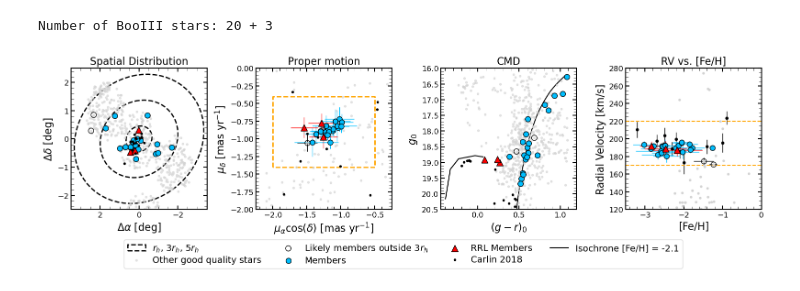
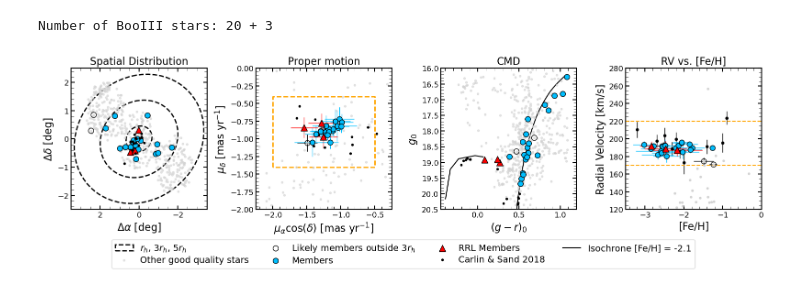
Before and after one commit to Kevin22888/Research-Bootes-III, a Jupyter notebook: main-notebooks/BooIII-Analysis-Part-1.ipynb, the cells around one changed output. Drawn from its saved outputs; the diff is of its cells as text; code cells hidden in the pictures.

Commit message:
Update member plot
Switch to DECaLS DR9 magnitudes and Gaia DR3 proper motions

```diff
--- a/main-notebooks/BooIII-Analysis-Part-1.ipynb
+++ b/main-notebooks/BooIII-Analysis-Part-1.ipynb
@@ -97,3 +135,6 @@ table_S5_good = table_S5_cut[_quality_criteria]
+# %%
+table_S5_good = table.hstack([table_S5_good,
+                              decals_matched['dered_mag_g', 'dered_mag_r', 'dered_mag_z']])
 # %% [markdown]
 In the cell below, the two selection criteria were manually determined by examining the plots\
 Here we just put down the final results
@@ -333,6 +375,3 @@ Systemic Proper Motion:
                 pmdec:  -0.88 +/- 0.01
 Systemic Metallicity:   -2.31 +/- 0.10
 Metallicity Dispersion: 0.40 +/- 0.08
-# %%
-add_dm_to_RRLs(rrl_matched_to_base, feh_mean)
-boo3_main_rrl = table.hstack([boo3_main_rrl, rrl_matched_to_base['dm']])
@@ -386,0 +438,8 @@ carlin18_members['feh'] = fehs
+# %%
+print(len(table_carlin18))
+gaia_matched, sep2d = crossmatch(table_carlin18, table_gaia, get_sep2d=True)
+table_carlin18 = table_carlin18[sep2d < 1*units.arcsec]
+print(len(table_carlin18))
+decals_matched, sep2d = crossmatch(table_carlin18, table_ls, get_sep2d=True)
+table_carlin18 = table_carlin18[sep2d < 1*units.arcsec]
+print(len(table_carlin18))
@@ -387,2 +450,6 @@ carlin18_members['feh'] = fehs
+# %%
+carlin18_members = table.hstack([table_carlin18['ra', 'dec', 'rv', 'rv_error', 'feh'],
+                                 gaia_matched['source_id', 'pmra', 'pmra_error', 'pmdec', 'pmdec_error'],
+                                 decals_matched['dered_mag_g', 'dered_mag_r', 'dered_mag_z']])
 # %%
 add_delta_coordinates(carlin18_members, [RA_BOO3, DEC_BOO3])
@@ -466,7 +532,7 @@ plot_onsky_alt(fig, ax[0], table_S5_good, 'Other good quality stars', marker='.'
 plot_onsky_alt(fig, ax[0], boo3_toofar, r'Likely members outside $3r_h$', marker='o', s=70, c='none', ec='k', zorder=2)
 plot_onsky_alt(fig, ax[0], boo3_main_members, 'Members', marker='o', s=70, c='deepskyblue', ec='k', zorder=2)
 plot_onsky_alt(fig, ax[0], boo3_main_rrl, 'RRL Members', marker='^', s=100, c='red', ec='k', zorder=2)
-plot_onsky_alt(fig, ax[0], carlin18_members, 'Carlin 2018', marker='.', c='k', zorder=2)
+plot_onsky_alt(fig, ax[0], carlin18_members, 'Carlin & Sand 2018', marker='.', c='k', zorder=2)
 ax_labels(ax[0], r'$\Delta \alpha$ [deg]', r'$\Delta \delta$ [deg]', 'Spatial Distribution')
 ax[0].set_xlim(-3.5, 3.5)
 ax[0].set_ylim(-2.5, 2.5)
@@ -478,37 +544,37 @@ plot_pm_ax(ax[1], boo3_toofar, '', fmt='o', ms=8, c='none', mec='k', ecolor='k',
 plot_pm_ax(ax[1], boo3_main_members, '', fmt='o', ms=8, c='deepskyblue', mec='k', capsize=0, lw=1)
 plot_pm_ax(ax[1], boo3_main_rrl, '', fmt='^', ms=10, c='red', mec='k', capsize=0, lw=1)
 ax[1].plot(*pm_cut_box.exterior.xy, lw=2, ls='--', c='orange')
 ax_labels(ax[1], pmra_label, pmdec_label, 'Proper motion')
 ax[1].set_xlim(-2.25, -0.25)
 ax[1].set_ylim(-2, 0)
 
 plot_RGB_isochrone(ax[2], dartmouth_isochrone['DECam_g'], dartmouth_isochrone['DECam_r'], dm_boo3, 'Isochrone [Fe/H] = -2.1', c='k', zorder=1)
 plot_BHB_isochrone(ax[2], dm_boo3, c='k')
-plot_cmd(fig, ax[2], table_S5_good['decam_g0'], table_S5_good['decam_r0'], '', marker='.', c='lightgray', alpha=0.6)
-plot_cmd(fig, ax[2], carlin18_members['g'], carlin18_members['r'], '', marker='.', c='k', zorder=2)
-plot_cmd(fig, ax[2], boo3_toofar['decam_g0'], boo3_toofar['decam_r0'], '', marker='o', s=70, c='none', ec='k', zorder=2)
-plot_cmd(fig, ax[2], boo3_main_members['decam_g0'], boo3_main_members['decam_r0'], '', marker='o', s=70, c='deepskyblue', ec='k', zorder=2)
-plot_cmd(fig, ax[2], boo3_main_rrl['decam_g0'], boo3_main_rrl['decam_r0'], '', marker='^', s=100, c='red', ec='k', zorder=2)
+plot_cmd(fig, ax[2], table_S5_good['dered_mag_g'], table_S5_good['dered_mag_r'], '', marker='.', c='lightgray', alpha=0.6)
+plot_cmd(fig, ax[2], carlin18_members['dered_mag_g'], carlin18_members['dered_mag_r'], '', marker='.', c='k', zorder=2)
+plot_cmd(fig, ax[2], boo3_toofar['dered_mag_g'], boo3_toofar['dered_mag_r'], '', marker='o', s=70, c='none', ec='k', zorder=2)
+plot_cmd(fig, ax[2], boo3_main_members['dered_mag_g'], boo3_main_members['dered_mag_r'], '', marker='o', s=70, c='deepskyblue', ec='k', zorder=2)
+plot_cmd(fig, ax[2], boo3_main_rrl['dered_mag_g'], boo3_main_rrl['dered_mag_r'], '', marker='^', s=100, c='red', ec='k', zorder=2)
 ax_labels(ax[2], r'$(g-r)_0$', r'$g_0$', 'CMD')
 ax[2].set_xlim(-0.45, 1.2)
 ax[2].set_ylim(16, 20.5)
 ax[2].invert_yaxis()
 
 plot_rv_metallicity_ax(ax[3], table_S5_good, '', fmt='.', c='lightgray', lw=0)
 ax[3].errorbar(carlin18_members['feh'], carlin18_members['rv'], yerr=carlin18_members['rv_error'], fmt='.', ms=8, c='k', mec='k', ecolor='k', lw=1)
 plot_rv_metallicity_ax(ax[3], boo3_toofar, '', fmt='o', ms=8, c='none', mec='k', ecolor='k', lw=1)
 plot_rv_metallicity_ax(ax[3], boo3_main_members, '', fmt='o', ms=8, c='deepskyblue', mec='k', lw=1)
 plot_rv_metallicity_ax(ax[3], boo3_main_rrl, '', fmt='^', ms=10, c='red', mec='k', lw=1)
 ax[3].axhline(220, ls='--', c='orange') # 240
 ax[3].axhline(170, ls='--', c='orange') # 150
 ax_labels(ax[3], '[Fe/H]', 'Radial Velocity [km/s]', 'RV vs. [Fe/H]')
 ax[3].set_ylim(120, 280)
 ax[3].set_xlim(-3.5, 0)
 
 lgd = fig.legend(loc="lower center", bbox_to_anchor=(0.5, -0.175), ncol=4, prop={'size': 14})
 plt.tight_layout()
-#fig.savefig('main_members.png', dpi=300, bbox_extra_artists=(lgd,), bbox_inches='tight')
+fig.savefig('main_members.pdf', dpi=300, bbox_extra_artists=(lgd,), bbox_inches='tight')
 
 plt.show()
 # %% [output]
-[figure, old version]
+[figure, new version]
```
Also changed, not shown: parts of 23 cells of this notebook.
